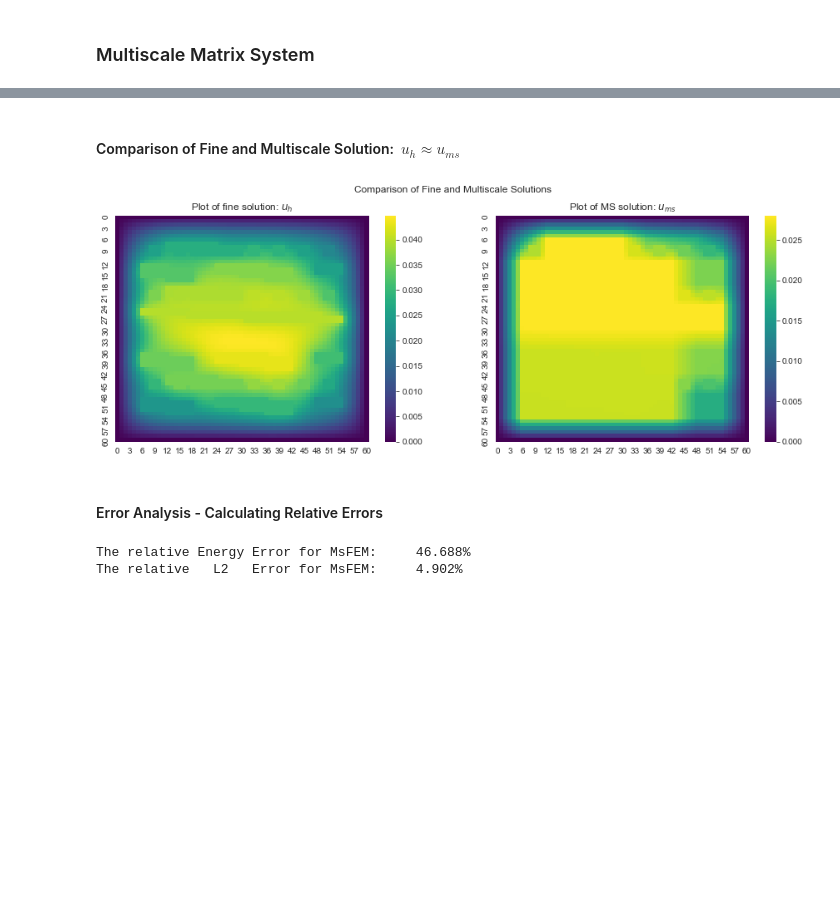
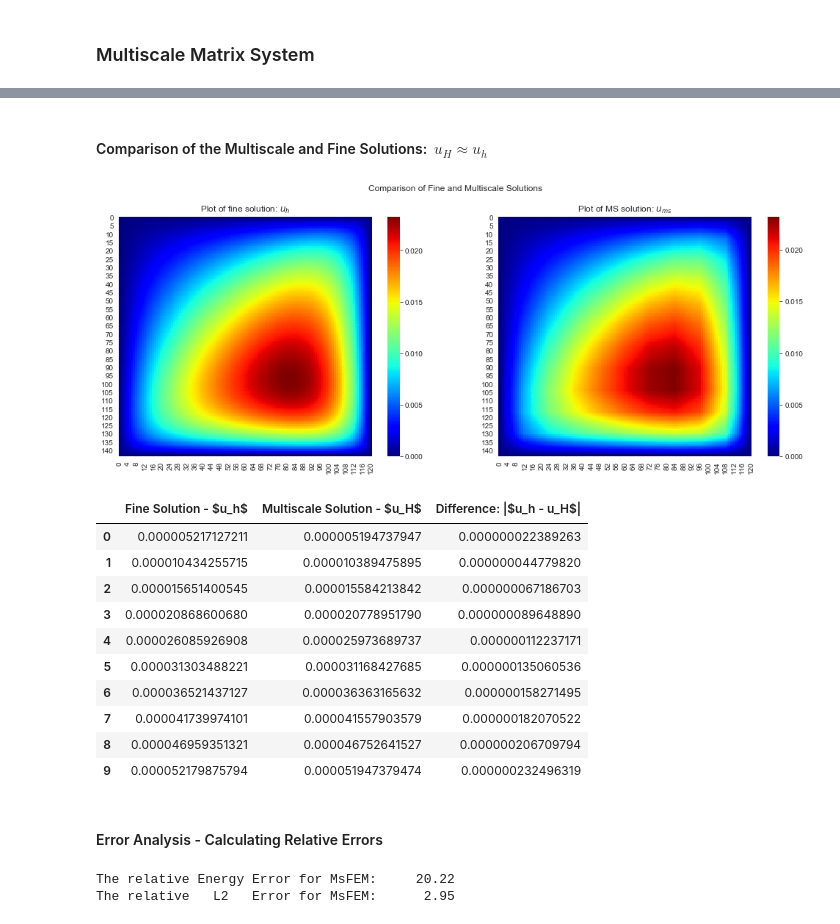
Before and after one commit to salihkilicli/MsFEM-2D, a Jupyter notebook: MsFEM Code 2D.ipynb, the cells around one changed output, grey strips where cells are left out. Saved outputs shown, nothing was run; the diff lists cells and outputs as text; code cells hidden in the pictures; blank space fills up the shorter version.

```diff
--- a/MsFEM Code 2D.ipynb
+++ b/MsFEM Code 2D.ipynb
@@ -323,22 +423,40 @@ u_ms.head()
 # %% [markdown]
-#### Comparison of Fine and Multiscale Solution: $ \ u_h \approx u_{ms}$
+#### Comparison of  the Multiscale and Fine Solutions: $ \ u_H \approx u_h$
 # %%
-fig, (ax1, ax2) = plt.subplots(nrows=1, ncols=2, figsize=(15,5))
+fig, (ax1, ax2) = plt.subplots(nrows=1, ncols=2, figsize=(17, 6))
 fig.suptitle('Comparison of Fine and Multiscale Solutions')
 
 if visualize_fine_solution:
     plot_fine = bfc
-    plot_fine[1:-1, 1:-1] = fine_U
-    sns.heatmap(plot_fine, cmap='viridis', ax=ax1)
+    plot_fine[1:-1, 1:-1] = fine_U.reshape((ly-2, lx-2), order='F')
+    sns.heatmap(plot_fine, cmap='jet', ax=ax1)
     ax1.set_title('Plot of fine solution: $u_h$')
 
 if visualize_ms_solution:
     plot_ms = bfc
-    plot_ms[1:-1, 1:-1] = ms_U_fine.reshape((ly-2, lx-2), order='F') #lz = (Nz*nz+1)
-    sns.heatmap(plot_ms, cmap='viridis', ax=ax2)
+    plot_ms[1:-1, 1:-1] = ms_U_fine.reshape((ly-2, lx-2), order='F') #lz = (Nz*nz+1) including boundary
+    sns.heatmap(plot_ms, cmap='jet', ax=ax2)
     ax2.set_title('Plot of MS solution: $u_{ms}$')
 # %% [output]
-[figure, old version]
+[figure, new version]
+# %%
+# If you would like to compare the u_h (fine solution) and u_H (multiscale solution):
+(uh, uH) = (fine_U.reshape(-1), ms_U_fine.reshape(-1))
+names = ('Fine Solution - $u_h$ ', 'Multiscale Solution - $u_H$', 'Difference: |$u_h - u_H$|')
+df = pd.DataFrame(zip(uh, uH, np.abs(uh-uH)), columns = names, index=None)
+df.head(10)
+# %% [output]
+|  | Fine Solution - $u_h$ | Multiscale Solution - $u_H$ | Difference: |$u_h - u_H$| |
+| 0 | 0.000005217127211 | 0.000005194737947 | 0.000000022389263 |
+| 1 | 0.000010434255715 | 0.000010389475895 | 0.000000044779820 |
+| 2 | 0.000015651400545 | 0.000015584213842 | 0.000000067186703 |
+| 3 | 0.000020868600680 | 0.000020778951790 | 0.000000089648890 |
+| 4 | 0.000026085926908 | 0.000025973689737 | 0.000000112237171 |
+| 5 | 0.000031303488221 | 0.000031168427685 | 0.000000135060536 |
+| 6 | 0.000036521437127 | 0.000036363165632 | 0.000000158271495 |
+| 7 | 0.000041739974101 | 0.000041557903579 | 0.000000182070522 |
+| 8 | 0.000046959351321 | 0.000046752641527 | 0.000000206709794 |
+| 9 | 0.000052179875794 | 0.000051947379474 | 0.000000232496319 |
 # %% [markdown]
 #### Error Analysis - Calculating Relative Errors
 # %%
@@ -346,10 +464,10 @@ U_ms = ms_U_fine.reshape((-1, 1), order='F')
 U_h  = fine_U.reshape((-1, 1), order='F')
 
 DG_error = ((U_ms - U_h).T @ fine_DA @ (U_ms - U_h))/(U_h.T @ fine_DA @ U_h)
-L2_error = ((U_ms - U_h).T @ fine_M  @ (U_ms - U_h))/(U_h.T @ fine_DA @ U_h)
+L2_error = ((U_ms - U_h).T @ fine_M  @ (U_ms - U_h))/(U_h.T @ fine_M @ U_h)
 
-print(f'The relative Energy Error for MsFEM: \t {np.sqrt(*DG_error[0])*100:5.3f}%')
-print(f'The relative   L2   Error for MsFEM: \t {np.sqrt(*L2_error[0])*100:5.3f}%')
+print(f'The relative Energy Error for MsFEM: \t {np.sqrt(*DG_error[0])*100:5.2f}')
+print(f'The relative   L2   Error for MsFEM: \t {np.sqrt(*L2_error[0])*100:5.2f}')
 # %% [output]
-The relative Energy Error for MsFEM:     46.688%
-The relative   L2   Error for MsFEM:     4.902%
+The relative Energy Error for MsFEM:     20.22
+The relative   L2   Error for MsFEM:      2.95
```
Also changed, not shown: parts of 27 cells of this notebook.
